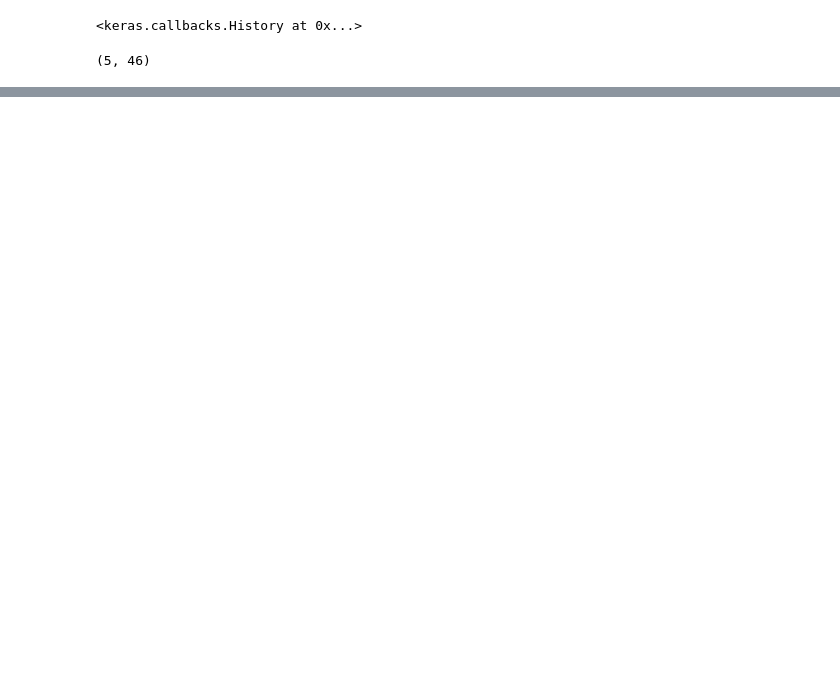
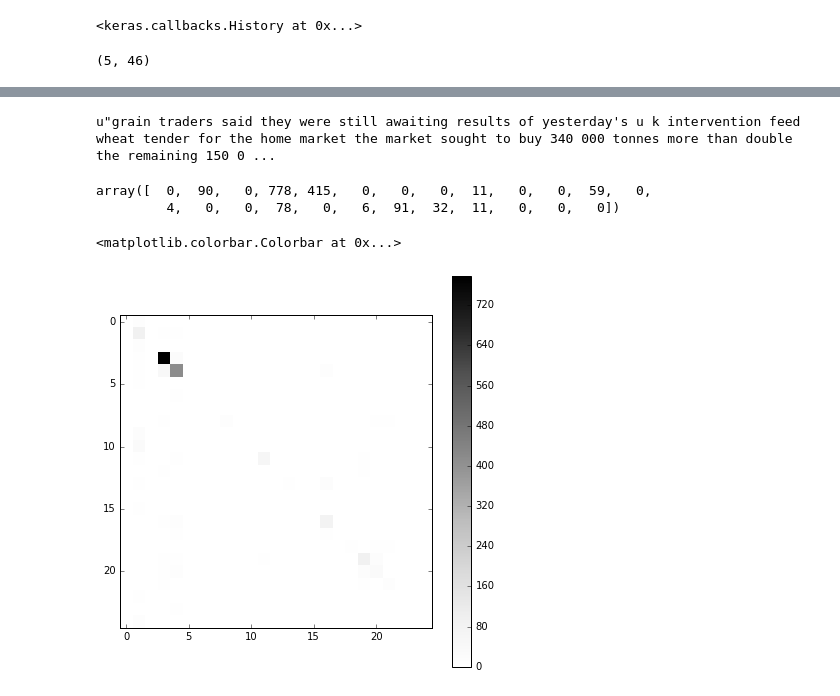
Before and after one commit to mzaradzki/neuralnets-semantics, a Jupyter notebook: reuters_news/reuters_and_glove.ipynb, the cells around one changed output, grey strips where cells are left out. Cells and saved outputs as stored; diff of their text form; code cells hidden in the pictures; blank space fills up the shorter version.

Commit message:
add model testing

```diff
--- a/reuters_news/reuters_and_glove.ipynb
+++ b/reuters_news/reuters_and_glove.ipynb
@@ -315,9 +338,10 @@ _________________________________________________________________
 # %%
 modelTXT.compile(optimizer=Adam(), loss='categorical_crossentropy',metrics=['accuracy'])
 # %%
+# WARNING : should run this for at east 5 epochs
 modelTXT.fit(x_train_pad,
              to_categorical(labels_train, nb_categories),
              batch_size=100,
-             #validation_data=(x_test_pad, labels_test),
+             validation_data=(x_test_pad, to_categorical(labels_test, nb_categories)),
              epochs=1)
 # %% [output]
@@ -330,0 +364,26 @@ modelTXT.predict(x_train_pad[0:5]).shape
+# %%
+wrds = [idx2word[n] for n in x_test[10]]
+' '.join(wrds)
+# %% [output]
+u"grain traders said they were still awaiting results of yesterday's u k intervention feed wheat tender for the home market the market sought to buy 340 000 tonnes more than double the remaining 150 0 ...
+# %%
+cls_true = labels_test
+cls_pred = np.argmax(modelTXT.predict(x_test_pad), axis=1)
+# %%
+cm = confusion_matrix(cls_true, cls_pred, labels=range(nb_categories))
+# %%
+# diagonal 25 first categories
+cm[range(nb_categories),range(nb_categories)][0:25]
+# %% [output]
+array([  0,  90,   0, 778, 415,   0,   0,   0,  11,   0,   0,  59,   0,
+         4,   0,   0,  78,   0,   6,  91,  32,  11,   0,   0,   0])
+# %%
+# remove rare categories
+cm = cm[0:25,0:25]
+# %%
+plt.figure(figsize=(7,7))
+plt.imshow(cm, interpolation='nearest', cmap=plt.cm.Greys)
+plt.colorbar()
+# %% [output]
+<matplotlib.colorbar.Colorbar at 0x...>
+[figure, added]
```
Also changed, not shown: parts of 21 cells of this notebook.
